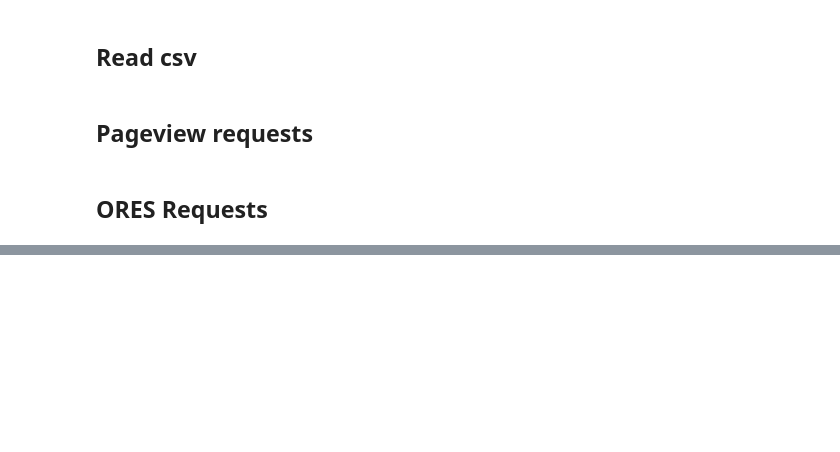
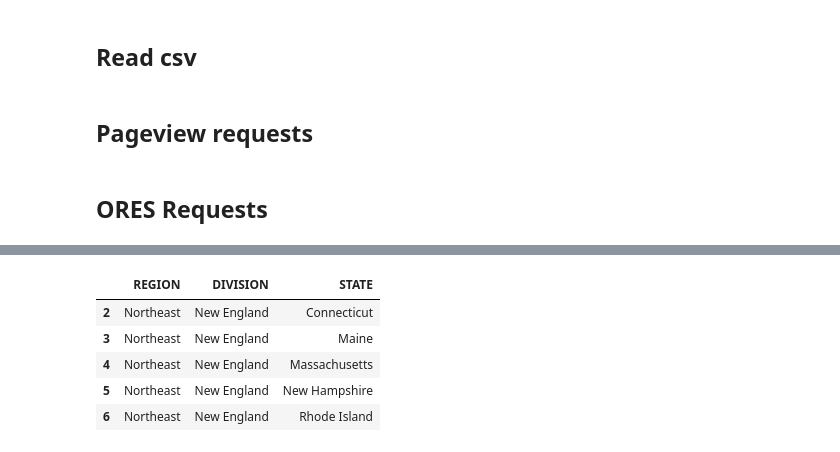
Before and after one commit to ameyabhamare/data-512-homework_2, a Jupyter notebook: solution_notebook.ipynb, the cells around one changed output, grey strips where cells are left out. Cells and saved outputs as stored; diff of their text form; code cells hidden in the pictures; blank space fills up the shorter version.

```diff
--- a/solution_notebook.ipynb
+++ b/solution_notebook.ipynb
@@ -193,0 +207,14 @@ def request_ores_score_per_article(article_revid = None, email_address=None, acc
+# %%
+df_states['DIVISION'] = df_states['DIVISION'].ffill()
+df_states['REGION'] = df_states['REGION'].ffill()
+# %%
+df_states = df_states.loc[~df_states['STATE'].isnull(), :]
+# %%
+df_states.head()
+# %% [output]
+|  | REGION | DIVISION | STATE |
+| 2 | Northeast | New England | Connecticut |
+| 3 | Northeast | New England | Maine |
+| 4 | Northeast | New England | Massachusetts |
+| 5 | Northeast | New England | New Hampshire |
+| 6 | Northeast | New England | Rhode Island |
```
Also changed, not shown: parts of 23 cells of this notebook, 2 other files.
